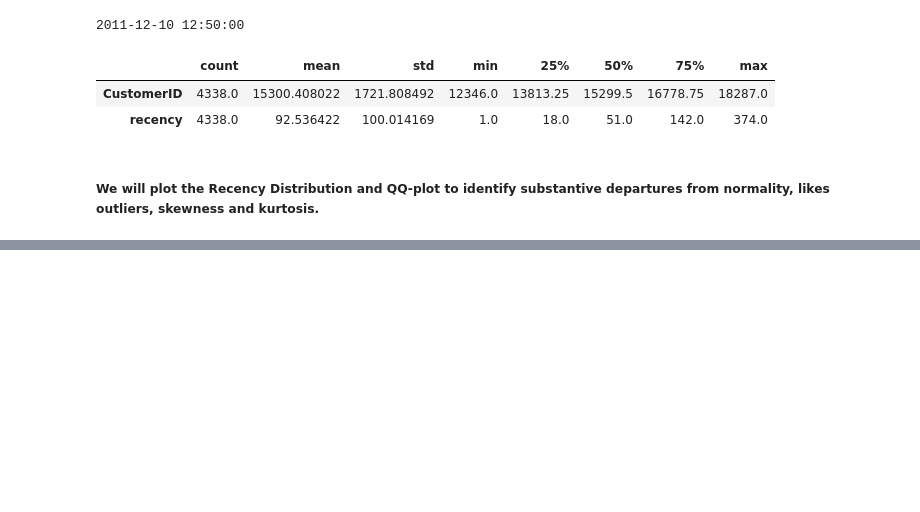
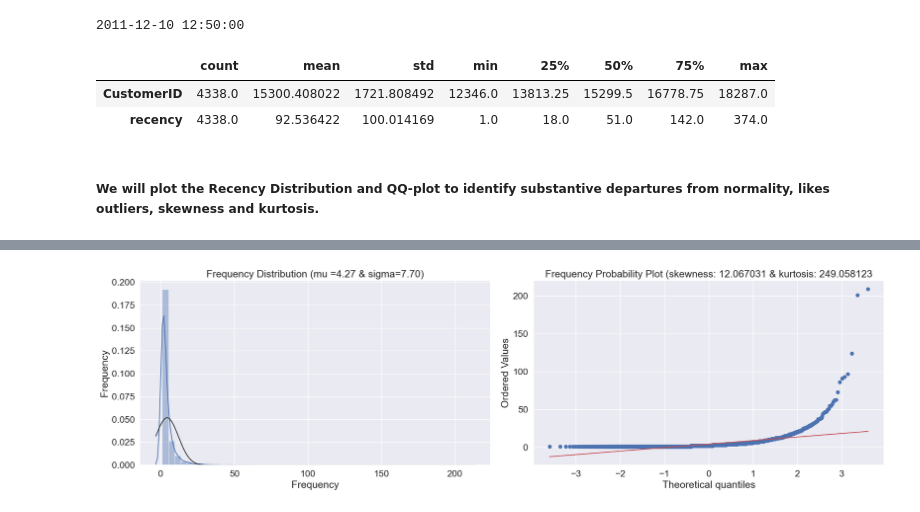
Before and after one commit to INCREDIBLE-AURNOB/Market-Basket-Analysis-and-Customer-Segmentation-, a Jupyter notebook: main.ipynb, the cells around one changed output, grey strips where cells are left out. Drawn from its saved outputs; the diff is of its cells as text; code cells hidden in the pictures; blank space fills up the shorter version.

```diff
--- a/main.ipynb
+++ b/main.ipynb
@@ -350,0 +375,8 @@ AttributeError: Rectangle.set() got an unexpected keyword argument 'fit'
+# %%
+customer_frequency=(df[['CustomerID','InvoiceNo']].groupby(['CustomerID','InvoiceNo']).count().reset_index()) .\
+    groupby(['CustomerID']).count().reset_index()
+customer_frequency.rename(columns={'InvoiceNo':'Frequency'}, inplace=True)
+customer_history_df=customer_history_df.merge (customer_frequency)
+qplot(customer_history_df.Frequency, 'Frequency')
+# %% [output]
+[figure, added]
```
Also changed, not shown: parts of 13 cells of this notebook.
